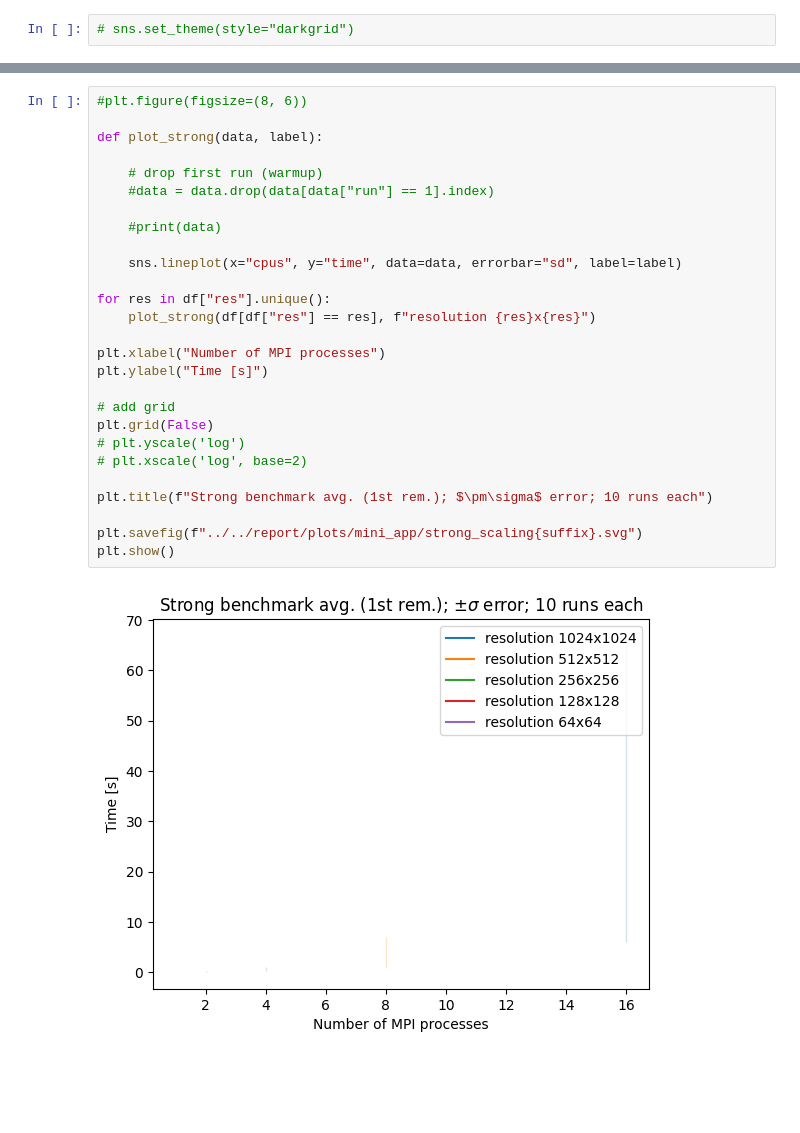
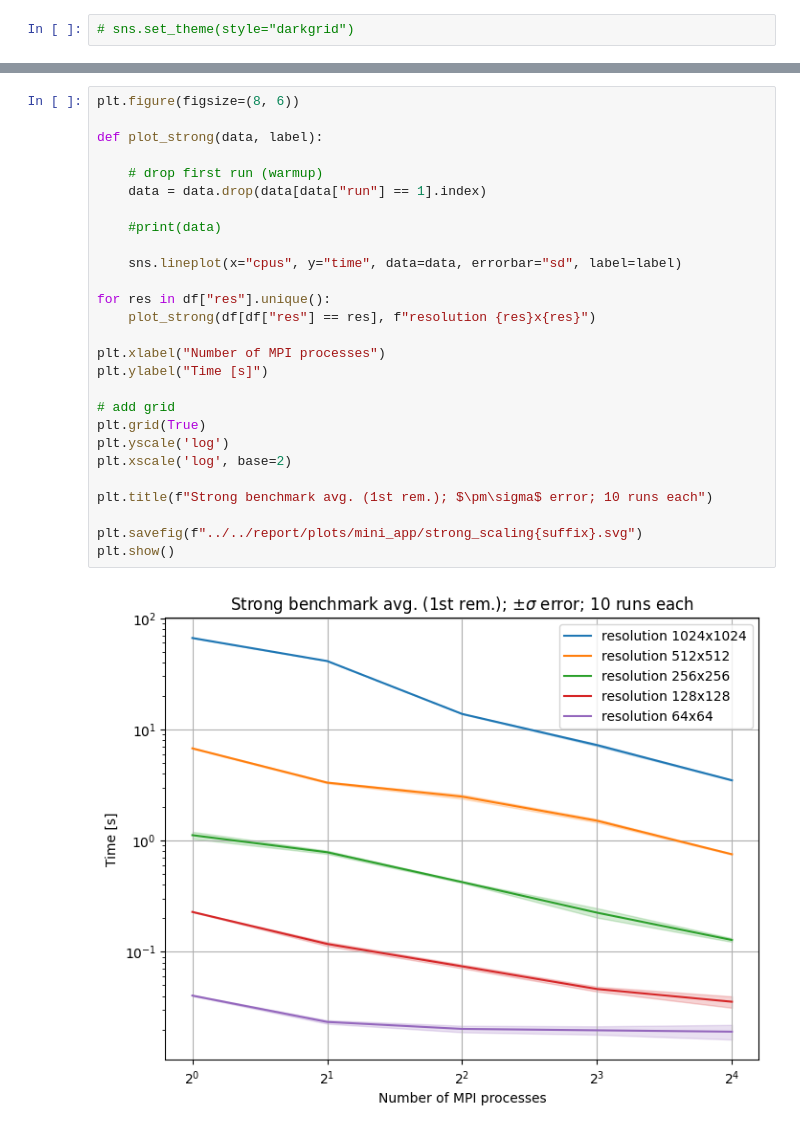
Before and after one commit to benedict-armstrong/hpc, a Jupyter notebook: project05/code/mini_app/plot_strong.ipynb, the cells around one changed output, grey strips where cells are left out. Drawn from its saved outputs; the diff is of its cells as text; blank space fills up the shorter version.

```diff
--- a/project05/code/mini_app/plot_strong.ipynb
+++ b/project05/code/mini_app/plot_strong.ipynb
@@ -28,32 +28,32 @@ df
 # %%
-#plt.figure(figsize=(8, 6))
+plt.figure(figsize=(8, 6))
 
 def plot_strong(data, label):
 
     # drop first run (warmup)
-    #data = data.drop(data[data["run"] == 1].index)
+    data = data.drop(data[data["run"] == 1].index)
 
     #print(data)
 
     sns.lineplot(x="cpus", y="time", data=data, errorbar="sd", label=label)
 
 for res in df["res"].unique():
     plot_strong(df[df["res"] == res], f"resolution {res}x{res}")
 
 plt.xlabel("Number of MPI processes")
 plt.ylabel("Time [s]")
 
 # add grid
-plt.grid(False)
-# plt.yscale('log')
-# plt.xscale('log', base=2)
+plt.grid(True)
+plt.yscale('log')
+plt.xscale('log', base=2)
 
 plt.title(f"Strong benchmark avg. (1st rem.); $\pm\sigma$ error; 10 runs each")
 
 plt.savefig(f"../../report/plots/mini_app/strong_scaling{suffix}.svg")
 plt.show()
 # %% [output]
-[figure, old version]
+[figure, new version]
 # %%
 plt.figure(figsize=(8, 6))
 
```
Also changed, not shown: parts of 3 cells of this notebook, 14 other files.
